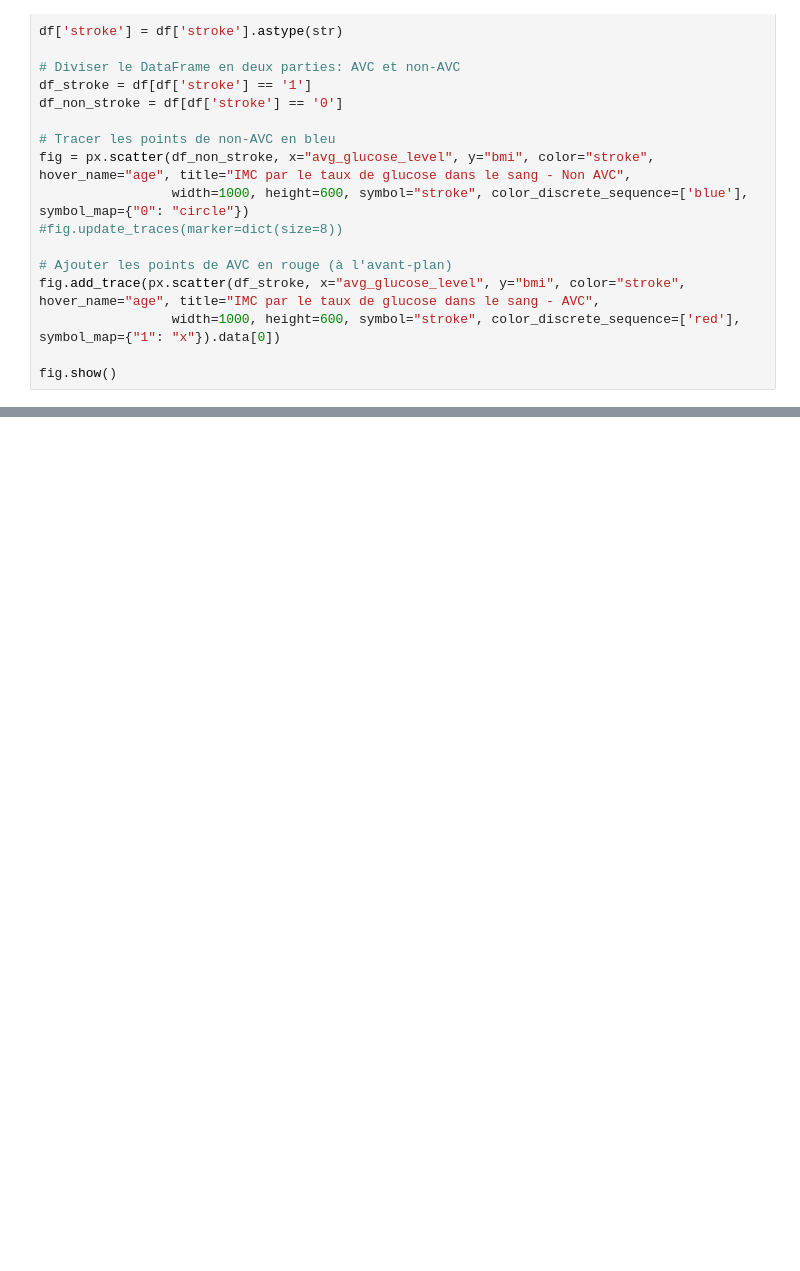
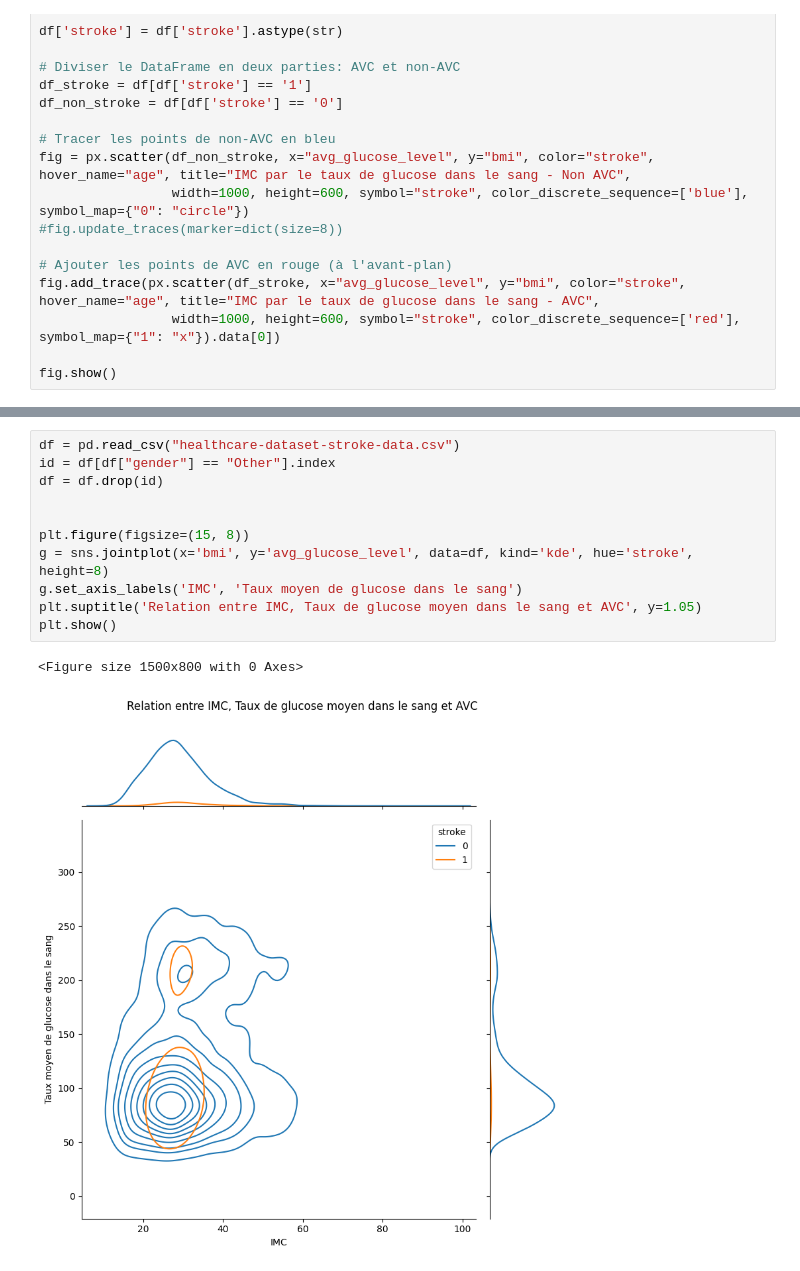
Before and after one commit to VpourVictor/DATA_Visualisation, a Jupyter notebook: Victor.ipynb, the cells around one changed output, grey strips where cells are left out. Drawn from its saved outputs; the diff is of its cells as text; blank space fills up the shorter version.

```diff
--- a/Victor.ipynb
+++ b/Victor.ipynb
@@ -176,0 +282,14 @@ fig.show()
+# %%
+df = pd.read_csv("healthcare-dataset-stroke-data.csv")
+id = df[df["gender"] == "Other"].index
+df = df.drop(id)
+
+
+plt.figure(figsize=(15, 8))
+g = sns.jointplot(x='bmi', y='avg_glucose_level', data=df, kind='kde', hue='stroke', height=8)
+g.set_axis_labels('IMC', 'Taux moyen de glucose dans le sang')
+plt.suptitle('Relation entre IMC, Taux de glucose moyen dans le sang et AVC', y=1.05)
+plt.show()
+# %% [output]
+<Figure size 1500x800 with 0 Axes>
+[figure, added]
```
Also changed, not shown: parts of 6 cells of this notebook.
